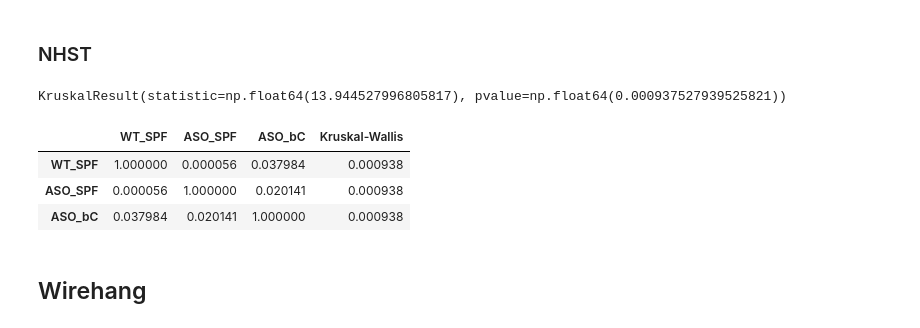
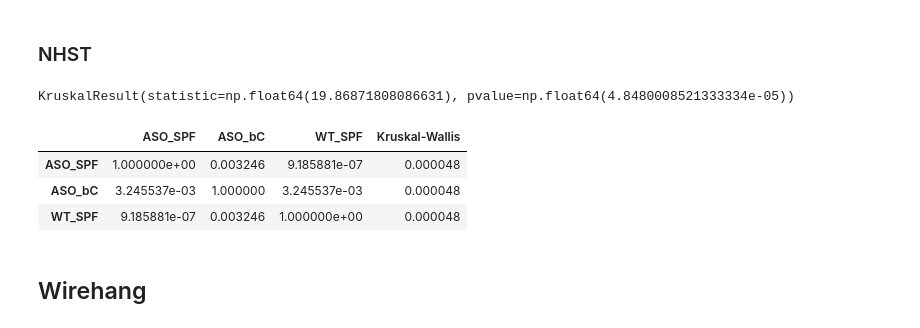
Before and after one commit to anamois/amoiseyenko2025, a Jupyter notebook: notebooks/Bencom_motor_analysis.ipynb, the cells around one changed output. Cells and saved outputs as stored; diff of their text form; code cells hidden in the pictures.

```diff
--- a/notebooks/Bencom_motor_analysis.ipynb
+++ b/notebooks/Bencom_motor_analysis.ipynb
@@ -60,6 +60,16 @@ for test in tests:
     if test == 'Beam_steps':
         temp_df.loc[:, 'Type'] = temp_df.loc[:, 'Trial'].str.split('_', expand=True)[0]
         temp_df.loc[:, 'Trial'] = temp_df.loc[:, 'Trial'].str.split('_', expand=True)[1]
+        temp_df = temp_df.pivot(index=['ID', 'Trial', 'Cohort', 'Genotype', 'Microbiome', 'Cage'], columns='Type', values='Measurement').reset_index()
+        temp_df['Total_steps'] = temp_df['Steps'] * 4
+        temp_df['Slip_probability'] = temp_df['Slips']/temp_df['Total_steps']
+        temp_df = temp_df.groupby(by=['Cohort', 'Genotype', 'Microbiome', 'Cage', 'ID'])['Slip_probability'].mean().reset_index()
+        temp_df = temp_df.rename(columns={'Slip_probability':'Measurement'})
+    elif test == 'Fecal_output':
+        temp_df = temp_df.loc[temp_df['Trial'] == 'Trial15']
+    else:
+        temp_df = temp_df.groupby(by=['Cohort', 'Genotype', 'Microbiome', 'Cage', 'ID'])['Measurement'].mean().reset_index()
+
 
     temp_df = temp_df.dropna()
     data_dict[test] = temp_df
@@ -212,19 +208,19 @@ for i in effect1_lst:
 res_kw = st.kruskal(*list(group_vals.values()))
 res_kw
 # %% [output]
-KruskalResult(statistic=np.float64(13.944527996805817), pvalue=np.float64(0.000937527939525821))
+KruskalResult(statistic=np.float64(19.86871808086631), pvalue=np.float64(4.8480008521333334e-05))
 # %%
-res = scikit_posthocs.posthoc_conover(list(group_vals.values()))
+res = scikit_posthocs.posthoc_conover(list(group_vals.values()), p_adjust="fdr_bh")
 names = list(group_vals.keys())
 res = res.rename(columns={1:names[0], 2:names[1], 3:names[2]}, index={1:names[0], 2:names[1], 3:names[2]})
 res['Kruskal-Wallis'] = res_kw.pvalue
 res.to_csv("../output/Bencom_sticker_pvals_conover_test.csv")
 res
 # %% [output]
-|  | WT_SPF | ASO_SPF | ASO_bC | Kruskal-Wallis |
-| WT_SPF | 1.000000 | 0.000056 | 0.037984 | 0.000938 |
-| ASO_SPF | 0.000056 | 1.000000 | 0.020141 | 0.000938 |
-| ASO_bC | 0.037984 | 0.020141 | 1.000000 | 0.000938 |
+|  | ASO_SPF | ASO_bC | WT_SPF | Kruskal-Wallis |
+| ASO_SPF | 1.000000e+00 | 0.003246 | 9.185881e-07 | 0.000048 |
+| ASO_bC | 3.245537e-03 | 1.000000 | 3.245537e-03 | 0.000048 |
+| WT_SPF | 9.185881e-07 | 0.003246 | 1.000000e+00 | 0.000048 |
 # %% [markdown]
 ## Wirehang
 # %%
```
Also changed, not shown: parts of 24 cells of this notebook, 49 other files.
